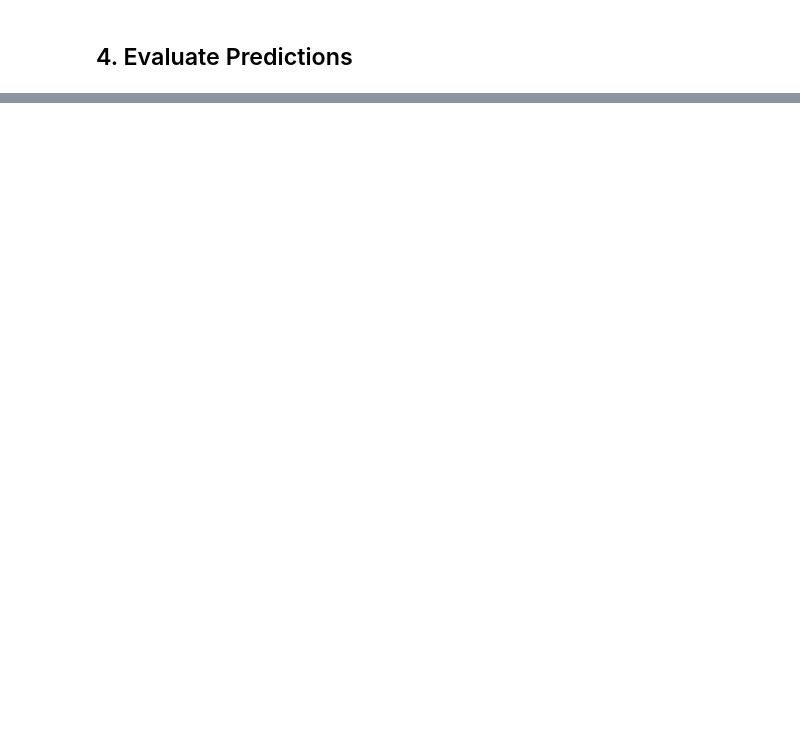
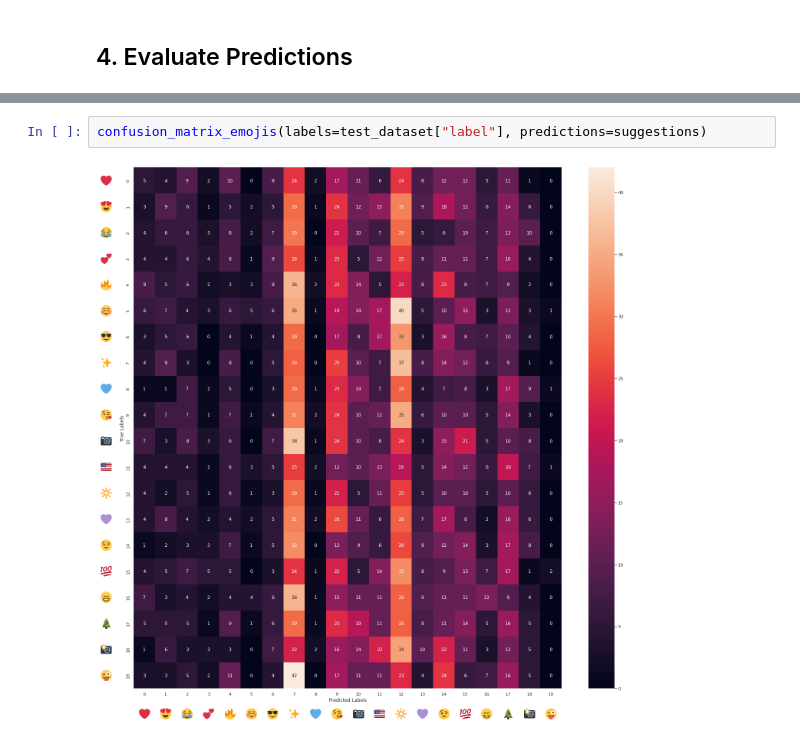
Before and after one commit to vincentclaes/emoji-predictor, a Jupyter notebook: fine-tune/01-zero-shot-with-CLIP-on-test-dataset-tweets.ipynb, the cells around one changed output, grey strips where cells are left out. Drawn from its saved outputs; the diff is of its cells as text; blank space fills up the shorter version.

```diff
--- a/fine-tune/01-zero-shot-with-CLIP-on-test-dataset-tweets.ipynb
+++ b/fine-tune/01-zero-shot-with-CLIP-on-test-dataset-tweets.ipynb
@@ -108,0 +176,4 @@ plt.show(block=False)
+# %%
+confusion_matrix_emojis(labels=test_dataset["label"], predictions=suggestions)
+# %% [output]
+[figure, added]
```
Also changed, not shown: parts of 9 cells of this notebook, 1 other file.
